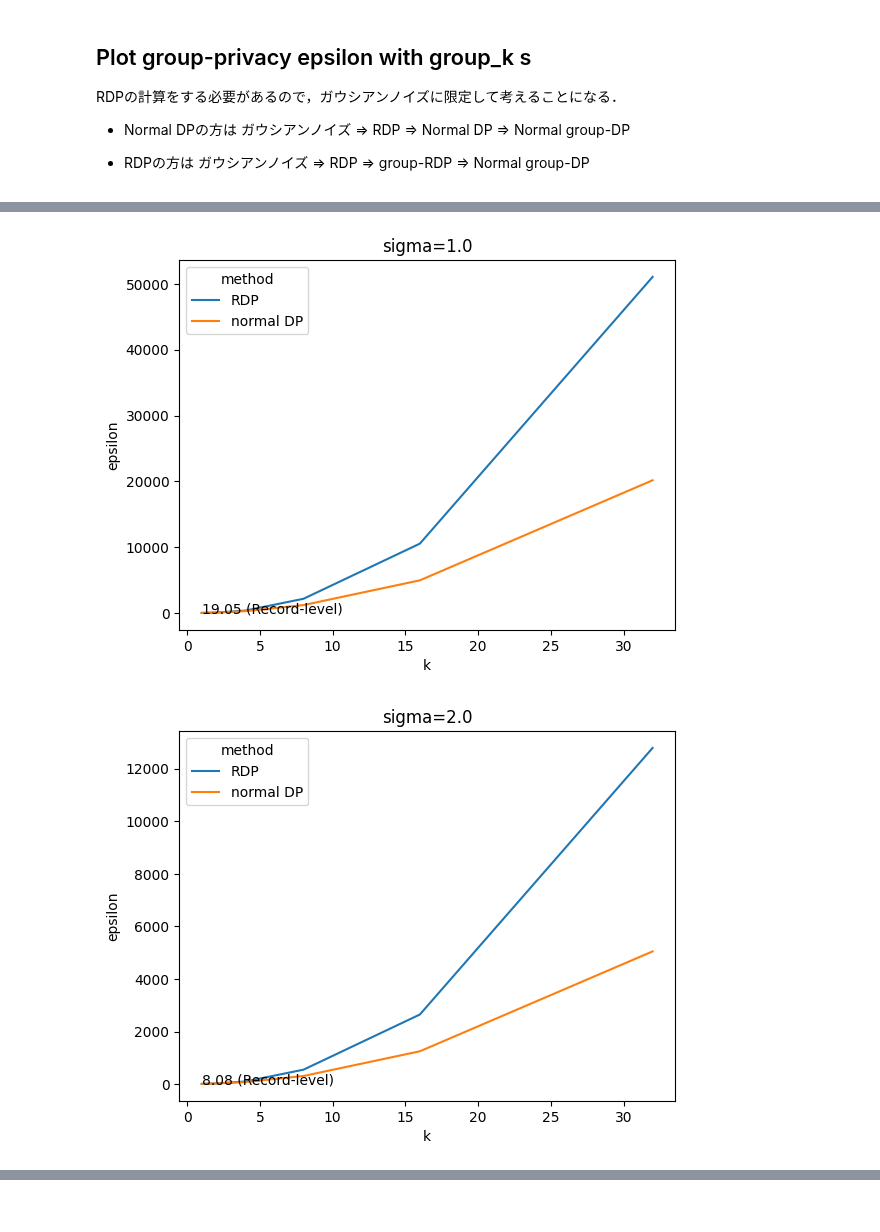
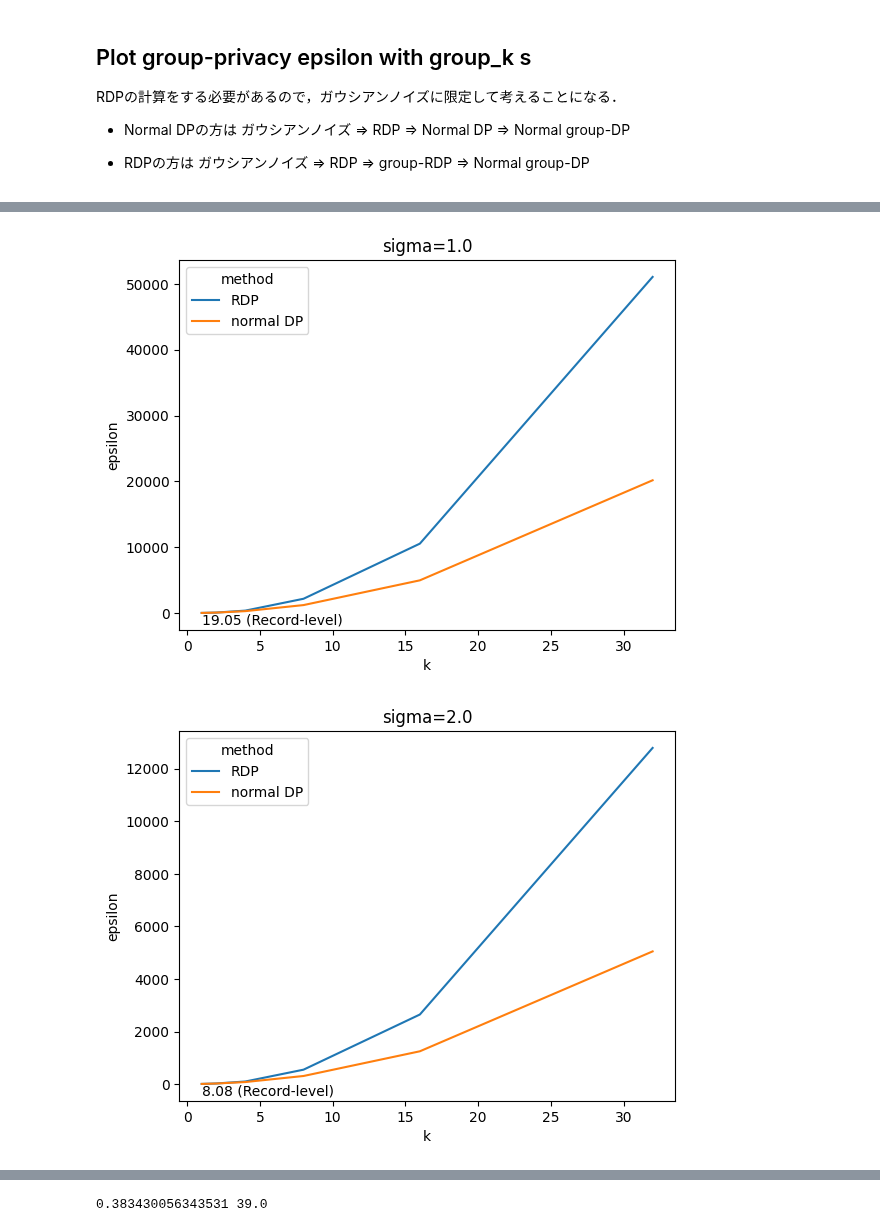
Before and after one commit to FumiyukiKato/uldp-fl, a Jupyter notebook: exp/privacy_comparison.ipynb, the cells around one changed output, grey strips where cells are left out. Cells and saved outputs as stored; diff of their text form; code cells hidden in the pictures.

```diff
--- a/exp/privacy_comparison.ipynb
+++ b/exp/privacy_comparison.ipynb
@@ -269,7 +269,7 @@ for T in [1, 10, 100, 1000]:
     ax = sns.lineplot(x='k', y='epsilon', data=data, hue='method')
     ax.set_title(f'#round={T}')
     plt.text(data['k'][0], data['epsilon'][0], f'ε={data["epsilon"][0]:.2f}(record-level)',
-         verticalalignment='bottom', horizontalalignment='left')
+         verticalalignment='top', horizontalalignment='left')
     plt.show()
     # ax.set_yscale('log')
     # ax.set_xscale('log')
@@ -281,31 +281,31 @@ for T in [1, 10, 100, 1000]:
 # %%
 group_k_list = [1, 2, 4, 8, 16, 32]
 final_delta = 0.00001
 log_final_delta = np.log(final_delta)
 sigma = 5.0
 T = 10
 
 for sigma in [1.0, 2.0, 5.0, 10.0]:
     data = {'k': [], 'epsilon': [], 'method': []}
     for group_k in group_k_list:
         rdp_group_dp, group_dp = generate_test_rdp(sigma=sigma, T=T, group_k=group_k, log_final_delta=log_final_delta)
         # rdp_group_dp, group_dp = generate_test_rdp(sigma=sigma, T=T, group_k=group_k, final_delta=final_delta)
 
         data['k'].append(group_k)
         data['epsilon'].append(rdp_group_dp)
         data['method'].append('RDP')
 
         data['k'].append(group_k)
         data['epsilon'].append(group_dp)
         data['method'].append('normal DP')
 
     ax = sns.lineplot(x='k', y='epsilon', data=data, hue='method')
     ax.set_title(f'sigma={sigma}')
-    plt.text(data['k'][0], data['epsilon'][0], f'{data["epsilon"][0]:.2f} (Record-level)')
-        #  verticalalignment='bottom', horizontalalignment='left')
+    plt.text(data['k'][0], data['epsilon'][0], f'{data["epsilon"][0]:.2f} (Record-level)',
+         verticalalignment='top', horizontalalignment='left')
     plt.show()
     # ax.set_yscale('log')
     # ax.set_xscale('log')
 # %% [output]
-[figure, old version]
+[figure, new version]
-[figure, old version]
+[figure, new version]
@@ -313,0 +314,8 @@ for sigma in [1.0, 2.0, 5.0, 10.0]:
+# %%
+accountant = RDPAccountant()
+for _ in range(100):
+    accountant.step(noise_multiplier=sigma, sample_rate=0.1)
+eps, alpha = get_privacy_spent(delta=final_delta, history=accountant.history)
+print(eps, alpha)
+# %% [output]
+0.383430056343531 39.0
```
Also changed, not shown: parts of 3 cells of this notebook, 8 other files.
